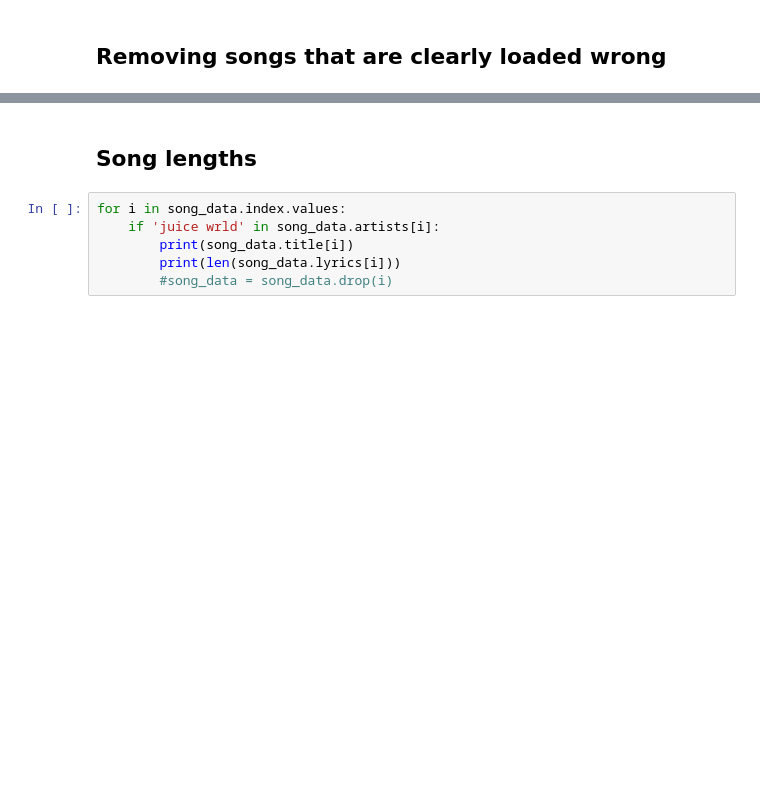
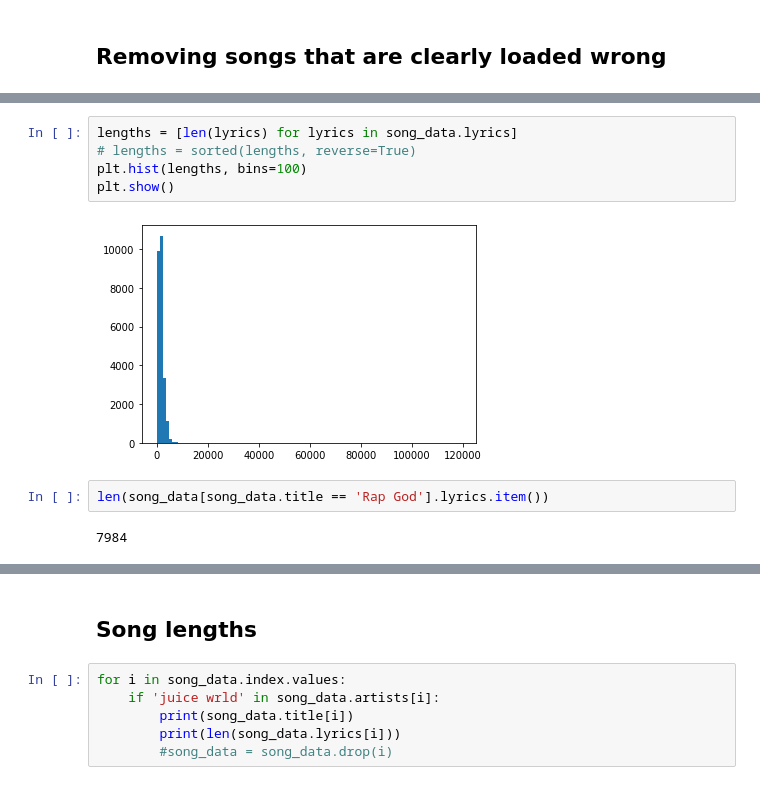
Before and after one commit to DavidAriOstenfeldt/project_website, a Jupyter notebook: Project/Further_cleaning.ipynb, the cells around one changed output, grey strips where cells are left out. Drawn from its saved outputs; the diff is of its cells as text; blank space fills up the shorter version.

```diff
--- a/Project/Further_cleaning.ipynb
+++ b/Project/Further_cleaning.ipynb
@@ -91,3 +87,14 @@ for cut in cut_list:
+# %%
+lengths = [len(lyrics) for lyrics in song_data.lyrics]
+# lengths = sorted(lengths, reverse=True)
+plt.hist(lengths, bins=100)
+plt.show()
+# %% [output]
+[figure, added]
+# %%
+len(song_data[song_data.title == 'Rap God'].lyrics.item())
+# %% [output]
+7984
 # %%
 cut_list = ["highest to lowest", "marcel proust", 'watsky', 'glee cast', 'harttsick', 'eric the red', 'fabvl', 'c-mob']
 for cut in cut_list:
```
Also changed, not shown: parts of 4 cells of this notebook, 1 other file.
